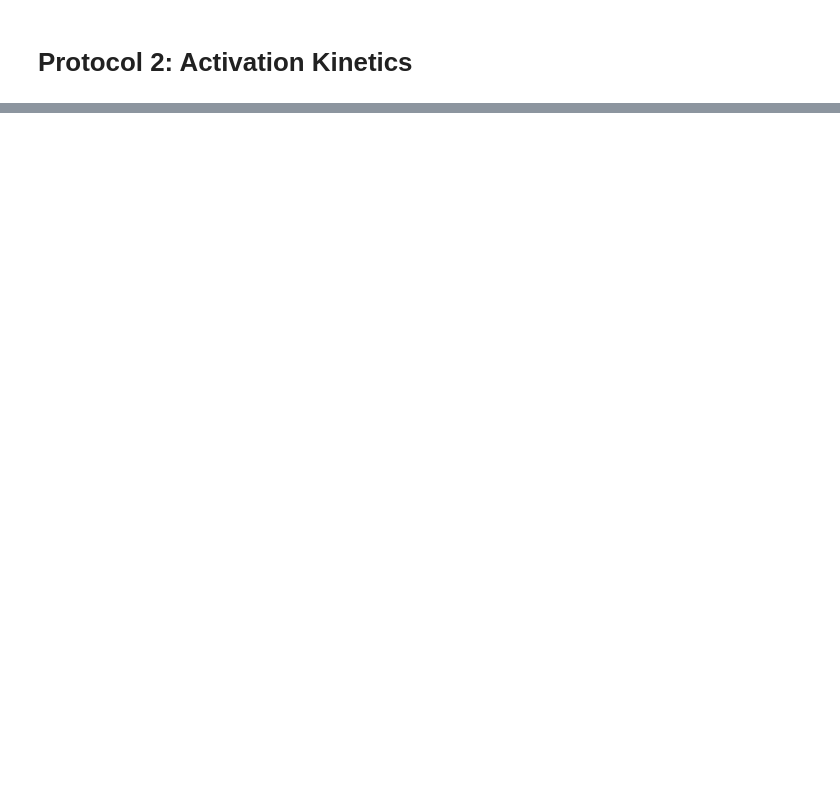
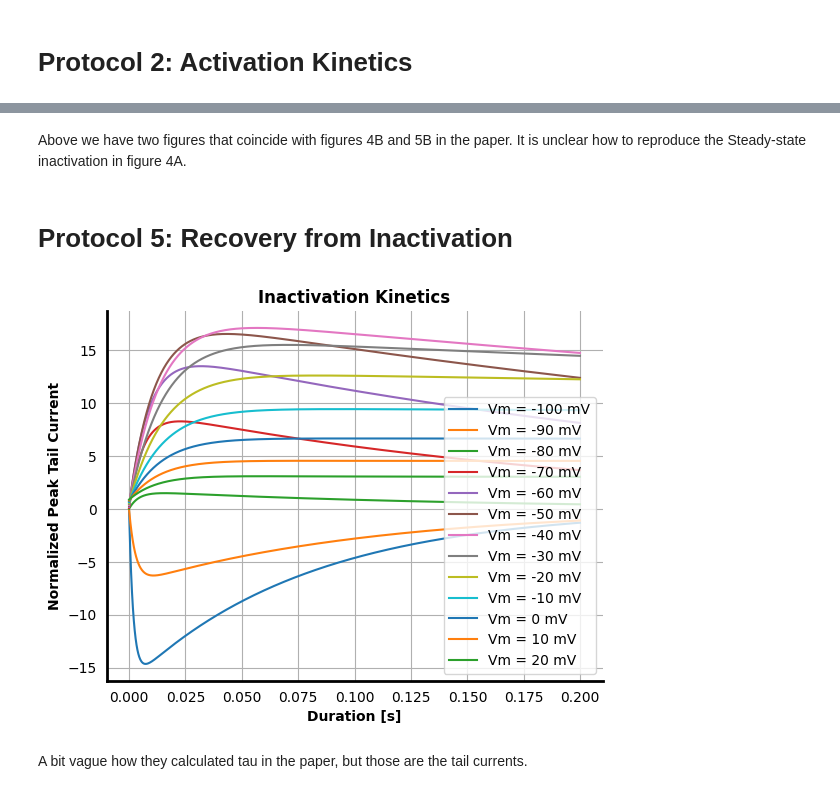
Before and after one commit to Nielssss99/Cold-Receptor, a Jupyter notebook: Kv11/Fit_Kv11.ipynb, the cells around one changed output, grey strips where cells are left out. Drawn from its saved outputs; the diff is of its cells as text; code cells hidden in the pictures; blank space fills up the shorter version.

```diff
--- a/Kv11/Fit_Kv11.ipynb
+++ b/Kv11/Fit_Kv11.ipynb
@@ -492,0 +594,34 @@ No artists with labels found to put in legend.  Note that artists whose label st
+# %% [markdown]
+Above we have two figures that coincide with figures 4B and 5B in the paper. It is unclear how to reproduce the Steady-state inactivation in figure 4A.
+# %% [markdown]
+# Protocol 5: Recovery from Inactivation
+# %%
+# ----- Parameters
+Vmclamp = -80.0 # [mV]
+Vmpres = np.array([60.0]) # [mV]
+dpres = np.array([0.3]) # [s]
+Vmtests = np.arange(-100, 21, 10) # [mV]
+dtest = 0.2 # [s]
+dt = 0.0001 # [s]
+Ek = -82.0 # [mV]
+
+    # Tail currents
+tail_currents, peak_tail_currents = get_peak_tail_currents(
+    Vmclamp = Vmclamp, Vmpres = Vmpres, dpres = dpres, Vmtests = Vmtests,
+    dtest = dtest, dt = dt, Ek = Ek)
+tail_currents = tail_currents[0, 0, :, :]
+
+
+# Normalize the tail currents
+for _ in range(tail_currents.shape[0]):
+    argmax = np.argmax(abs(tail_currents[_, :]))
+    plt.plot(np.arange(0, dtest, dt), tail_currents[_, :], '-', label = f'Vm = {Vmtests[_]} mV')
+plt.xlabel('Duration [s]', fontweight = 'bold')
+plt.ylabel('Normalized Peak Tail Current', fontweight = 'bold')
+plt.title('Inactivation Kinetics', fontweight = 'bold')
+style_plot()
+plt.show()
+# %% [output]
+[figure, added]
+# %% [markdown]
+A bit vague how they calculated tau in the paper, but those are the tail currents.
```
Also changed, not shown: parts of 13 cells of this notebook.
